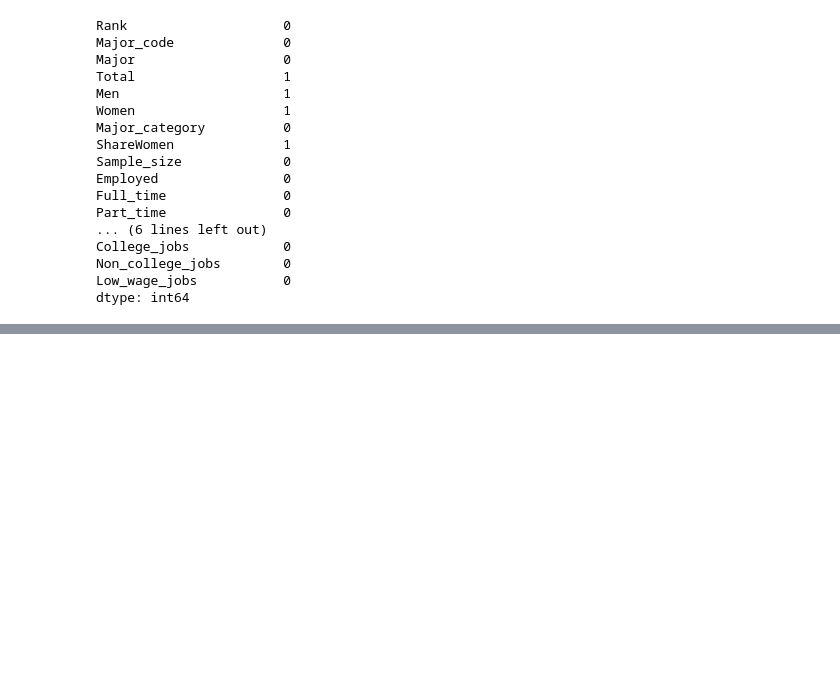
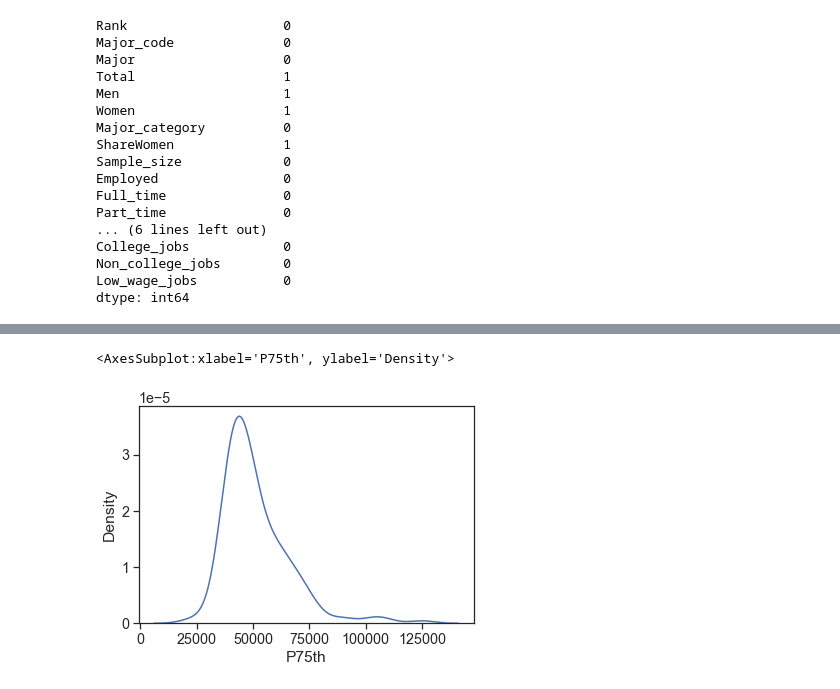
Before and after one commit to data301-2021-winter1/project-group02-project, a Jupyter notebook: notebooks/analysis1.ipynb, the cells around one changed output, grey strips where cells are left out. Cells and saved outputs as stored; diff of their text form; code cells hidden in the pictures; blank space fills up the shorter version.

```diff
--- a/notebooks/analysis1.ipynb
+++ b/notebooks/analysis1.ipynb
@@ -122,0 +178,6 @@ dtype: int64
+# %%
+# KDE Plot P75th
+sns.kdeplot(cleanData['P75th'])
+# %% [output]
+<AxesSubplot:xlabel='P75th', ylabel='Density'>
+[figure, added]
```
Also changed, not shown: parts of 9 cells of this notebook.
